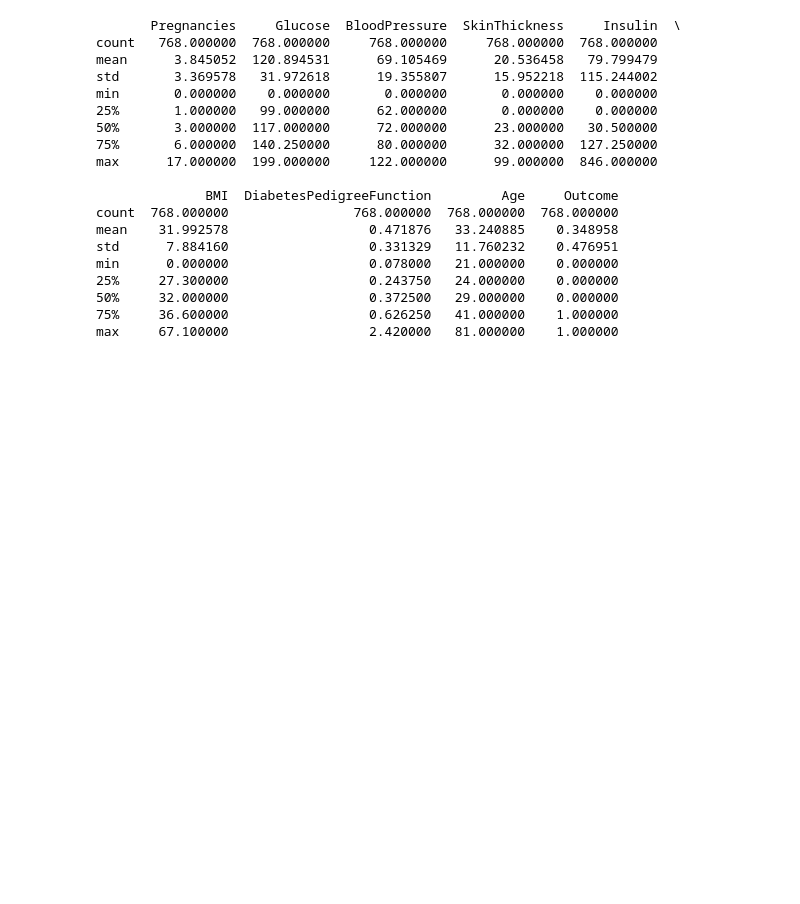
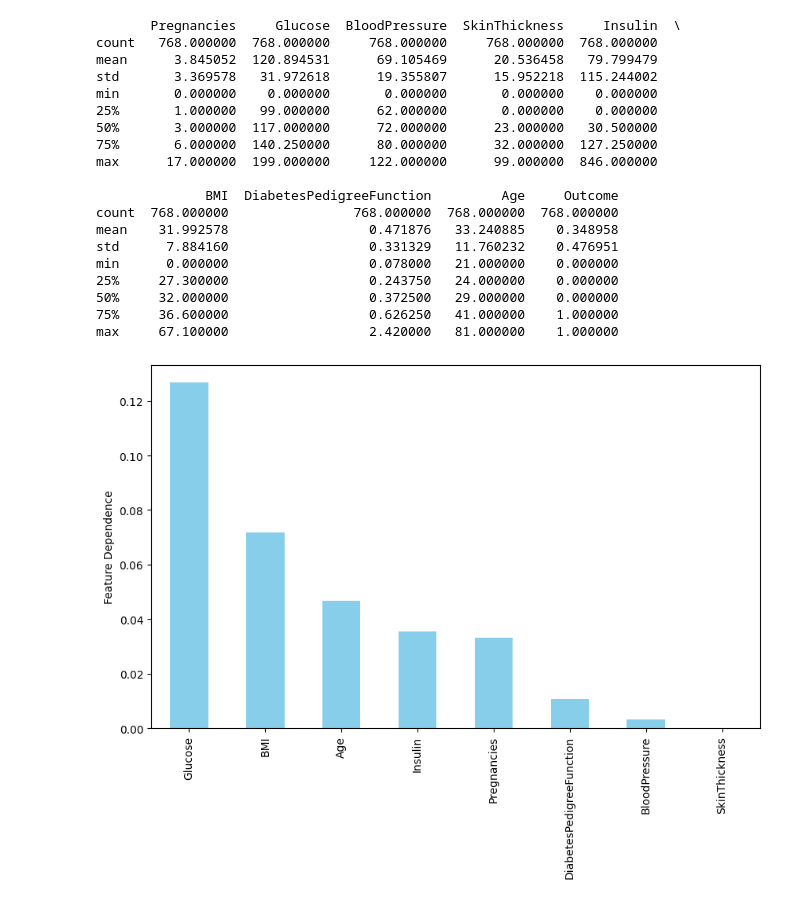
Before and after one commit to denisangel2k2/machine-learning-sp, a Jupyter notebook: Supervised/main.ipynb, the cells around one changed output. Saved outputs shown, nothing was run; the diff lists cells and outputs as text; code cells hidden in the pictures; blank space fills up the shorter version.

```diff
--- a/Supervised/main.ipynb
+++ b/Supervised/main.ipynb
@@ -98,3 +96,23 @@ min      0.000000                  0.078000   21.000000    0.000000
 50%     32.000000                  0.372500   29.000000    0.000000
 75%     36.600000                  0.626250   41.000000    1.000000
 max     67.100000                  2.420000   81.000000    1.000000
+# %%
+from sklearn.feature_selection import mutual_info_classif
+
+dataset = PimaDataset('../data/diabetes.csv')
+
+data = dataset.data
+X = data.drop(columns=['Outcome'])
+y = data['Outcome']
+
+# Compute mutual information
+mutual_info = mutual_info_classif(X, y, random_state=0)
+mutual_info_series = pd.Series(mutual_info, index=X.columns)
+
+# Plot
+mutual_info_series.sort_values(ascending=False).plot(kind='bar', color='skyblue', figsize=(10, 6))
+# plt.title('Mutual Information of Features with Outcome')
+plt.ylabel('Feature Dependence')
+plt.show()
+# %% [output]
+[figure, added]
```
Also changed, not shown: parts of 5 cells of this notebook.
